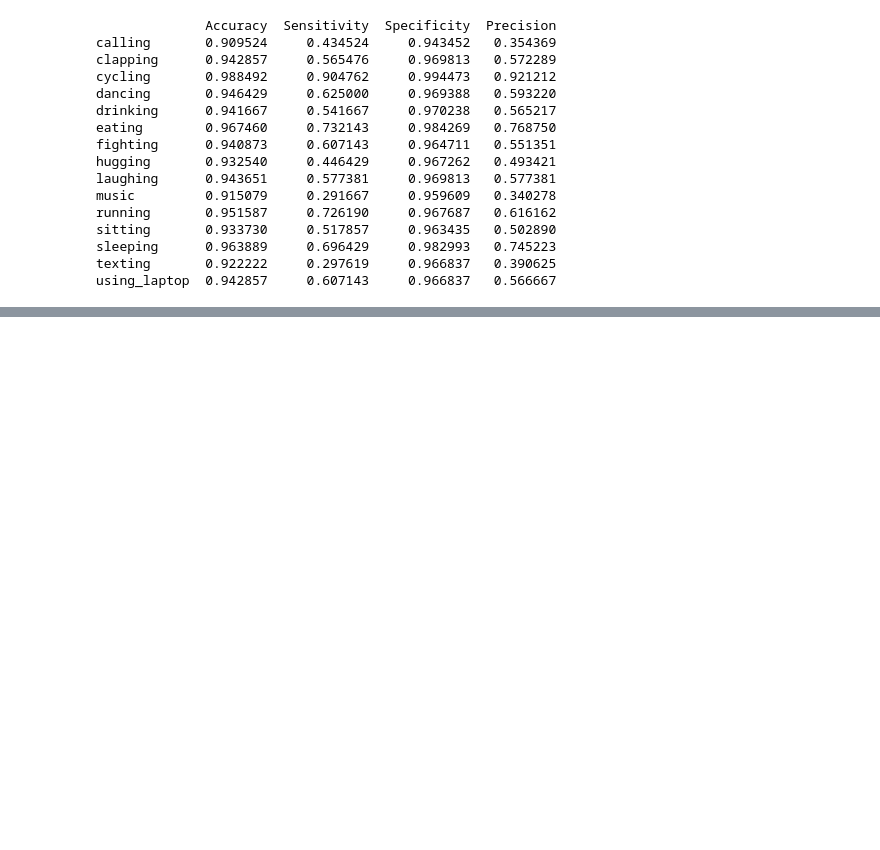
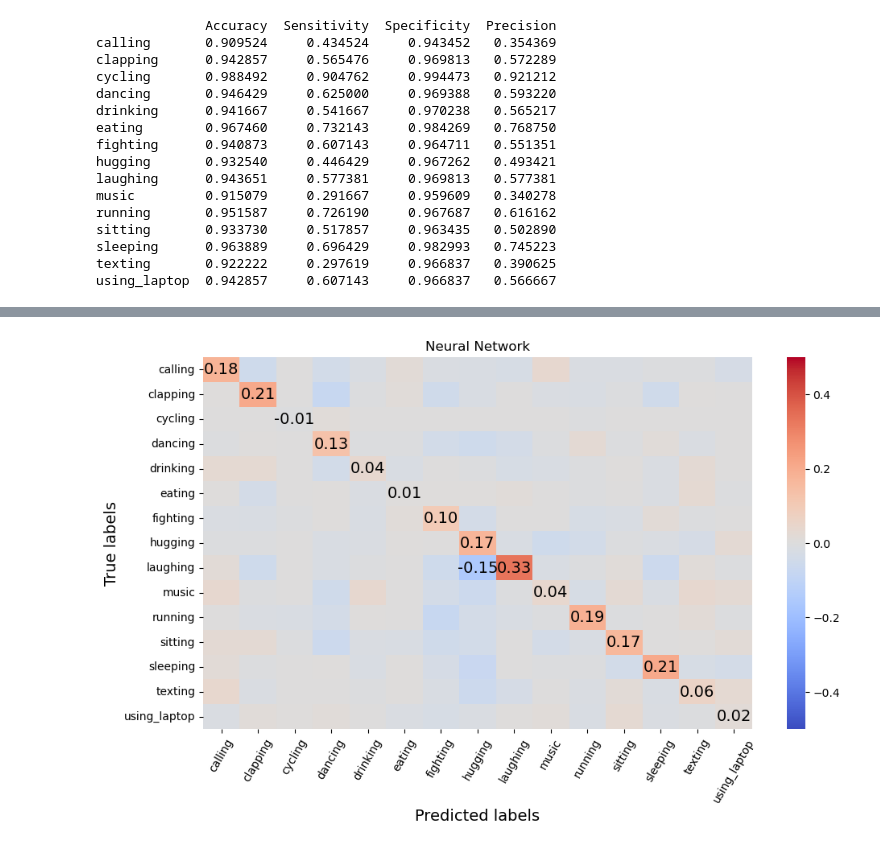
Before and after one commit to Vatsal-Sharma2003/HUMAN-POSE-ESTIMATION-USING-MACHINE-LEARNING, a Jupyter notebook: SVM.ipynb, the cells around one changed output, grey strips where cells are left out. Cells and saved outputs as stored; diff of their text form; code cells hidden in the pictures; blank space fills up the shorter version.

```diff
--- a/SVM.ipynb
+++ b/SVM.ipynb
@@ -516,0 +615,4 @@ using_laptop  0.942857     0.607143     0.966837   0.566667
+# %%
+diag_base_nokp = plot_confusion_matrix_difference(cm_th_lg, cm_th_lg_nokp)
+# %% [output]
+[figure, added]
```
Also changed, not shown: parts of 9 cells of this notebook, 1 other file.
